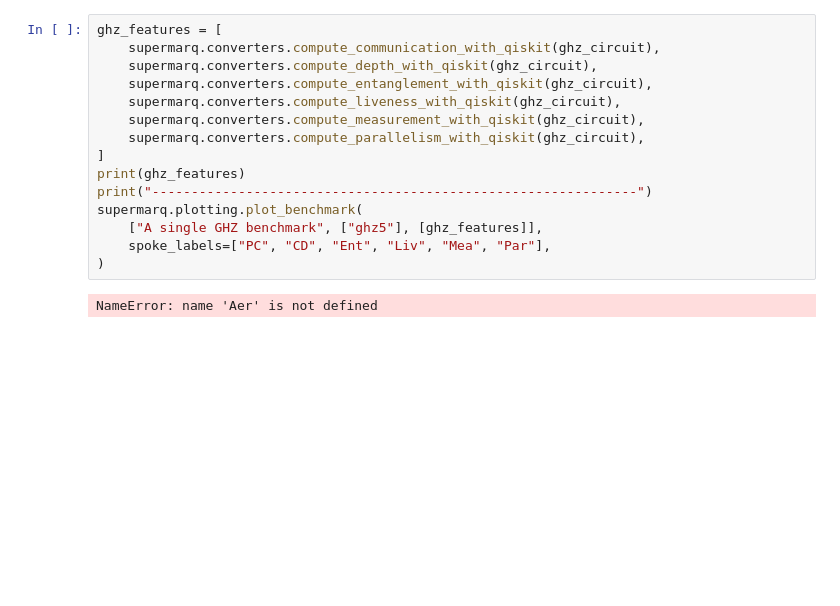
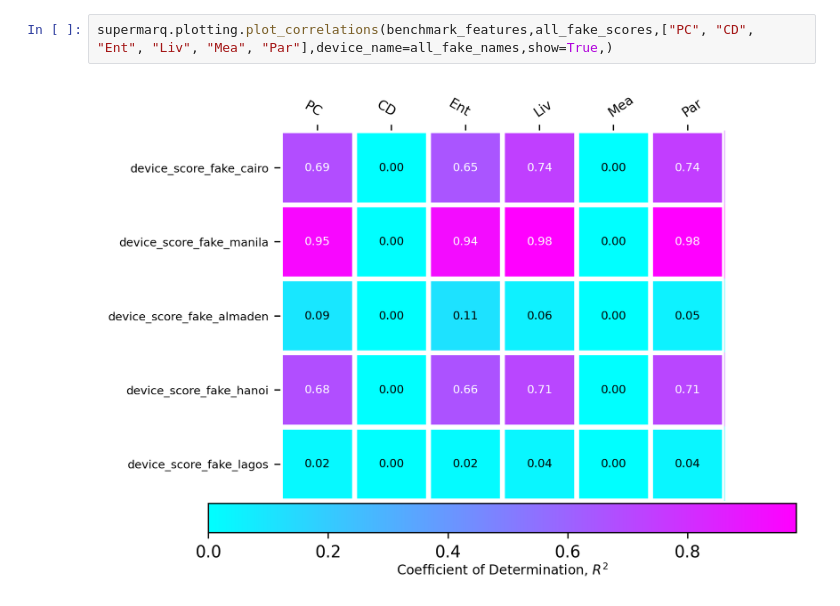
Before and after one commit to vandnaChaturvedi/Supermarq_benchmark_POC, a Jupyter notebook: sm_Bit_Code.ipynb, the cells around one changed output. Saved outputs shown, nothing was run; the diff lists cells and outputs as text; blank space fills up the shorter version.

```diff
--- a/sm_Bit_Code.ipynb
+++ b/sm_Bit_Code.ipynb
@@ -54,18 +156,5 @@ NameError: name 'supermarq' is not defined
 # %%
-ghz_features = [
-    supermarq.converters.compute_communication_with_qiskit(ghz_circuit),
-    supermarq.converters.compute_depth_with_qiskit(ghz_circuit),
-    supermarq.converters.compute_entanglement_with_qiskit(ghz_circuit),
-    supermarq.converters.compute_liveness_with_qiskit(ghz_circuit),
-    supermarq.converters.compute_measurement_with_qiskit(ghz_circuit),
-    supermarq.converters.compute_parallelism_with_qiskit(ghz_circuit),
-]
-print(ghz_features)
-print("--------------------------------------------------------------")
-supermarq.plotting.plot_benchmark(
-    ["A single GHZ benchmark", ["ghz5"], [ghz_features]],
-    spoke_labels=["PC", "CD", "Ent", "Liv", "Mea", "Par"],
-)
+supermarq.plotting.plot_correlations(benchmark_features,all_fake_scores,["PC", "CD", "Ent", "Liv", "Mea", "Par"],device_name=all_fake_names,show=True,)
 # %% [output]
-NameError: name 'Aer' is not defined
+[figure, added]
 # %%
```
Also changed, not shown: parts of 13 cells of this notebook, 2 other files.
